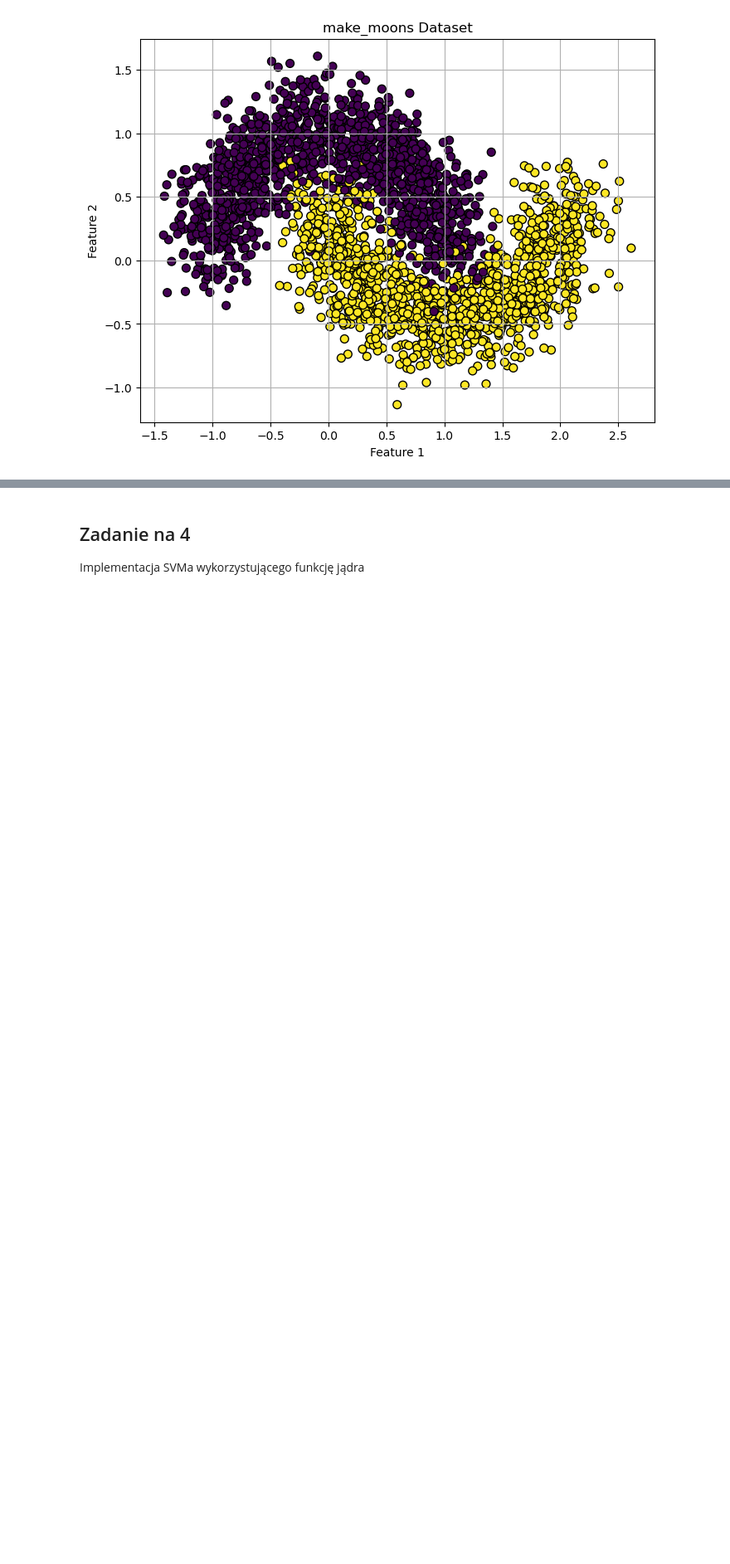
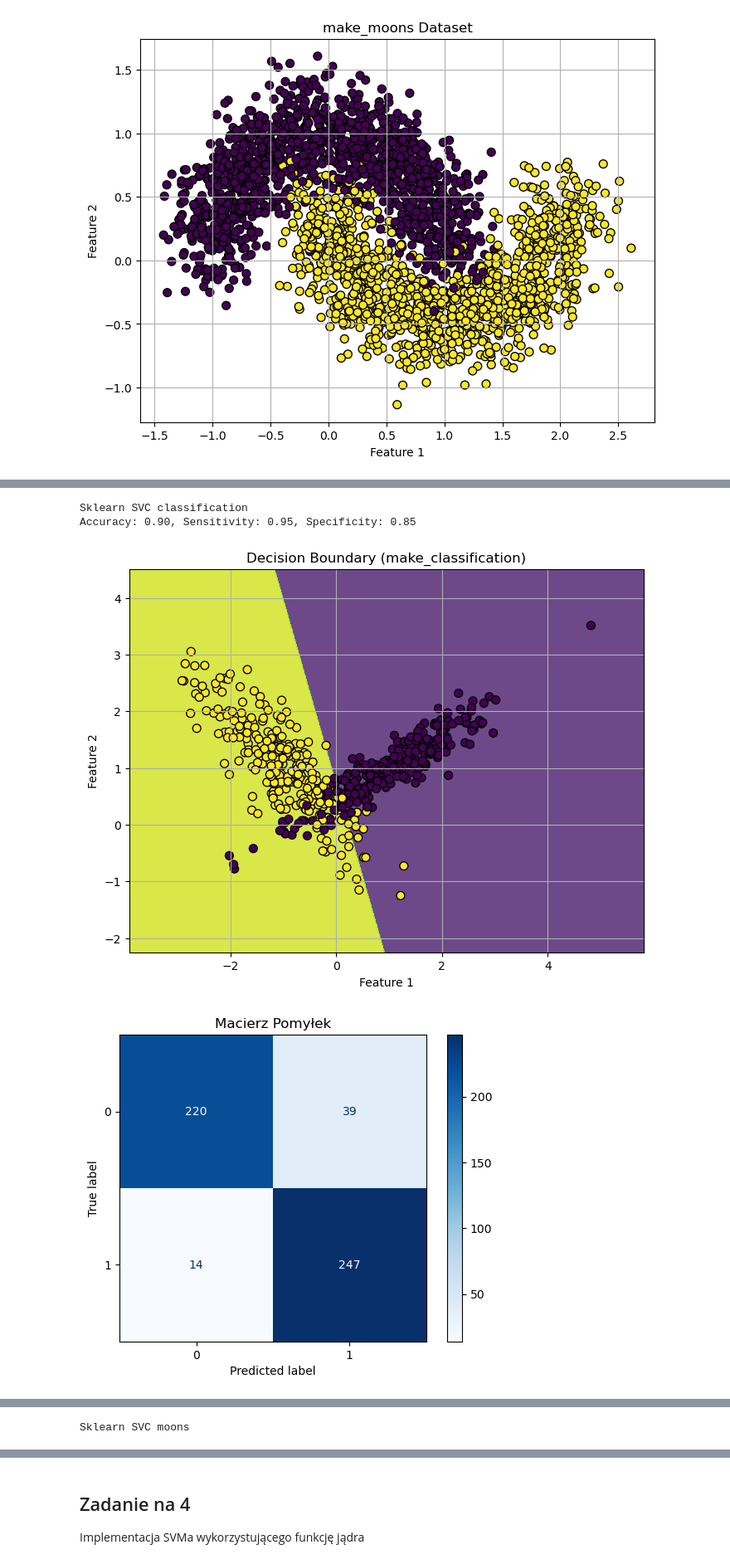
Before and after one commit to Lecrut/ai-ml_studies, a Jupyter notebook: pum/4_259199_Filip_Lecrut.ipynb, the cells around one changed output, grey strips where cells are left out. Shown at 83% size. Saved outputs shown, nothing was run; the diff lists cells and outputs as text; code cells hidden in the pictures; blank space fills up the shorter version.

```diff
--- a/pum/4_259199_Filip_Lecrut.ipynb
+++ b/pum/4_259199_Filip_Lecrut.ipynb
@@ -107,0 +112,11 @@ y_moons (2599,)
+# %%
+X_train_classification, X_test_classification, y_train_classification, y_test_classification = train_test_split(
+    X_classification, y_classification, test_size=0.2, random_state=my_index
+)
+
+X_train_moons, X_test_moons, y_train_moons, y_test_moons = train_test_split(
+    X_moons, y_moons, test_size=0.2, random_state=my_index
+)
+
+print('classification', X_train_classification.shape, y_train_classification.shape, X_test_classification.shape, y_test_classification.shape)
+print('moons', X_train_moons.shape, y_train_moons.shape, X_test_moons.shape, y_test_moons.shape)
@@ -107,0 +130,26 @@ y_moons (2599,)
+# %%
+clf_classification = SVC(kernel='linear', random_state=my_index)
+clf_classification.fit(X_train_classification, y_train_classification)
+y_clf_classification = clf_classification.predict(X_test_classification)
+
+print('Sklearn SVC classification')
+accuracy, sensitivity, specificity = calculate_metrics(y_test_classification, y_clf_classification)
+print(f"Accuracy: {accuracy:.2f}, Sensitivity: {sensitivity:.2f}, Specificity: {specificity:.2f}")
+plot_decision_boundary(clf_classification, X_test_classification, y_test_classification, title="Decision Boundary (make_classification)")
+plot_confusion_matrix(y_test_classification, y_clf_classification, labels=[0, 1])
+plot_roc_curve(y_test_classification, clf_classification.decision_function(X_test_classification))
+
+clf_moons = SVC(kernel='linear', random_state=my_index)
+clf_moons.fit(X_train_moons, y_train_moons)
+y_clf_moons = clf_moons.predict(X_test_moons)
+
+print('Sklearn SVC moons')
+accuracy, sensitivity, specificity = calculate_metrics(y_test_moons, y_clf_moons)
+plot_decision_boundary(clf_moons, X_test_moons, y_test_moons, title="Decision Boundary (make_moons)")
+plot_confusion_matrix(y_test_moons, y_clf_moons, labels=[0, 1])
+plot_roc_curve(y_test_moons, clf_moons.decision_function(X_test_moons))
+# %% [output]
+Sklearn SVC classification
+Accuracy: 0.90, Sensitivity: 0.95, Specificity: 0.85
+[figure, added]
+[figure, added]
@@ -107,0 +157 @@ y_moons (2599,)
+Sklearn SVC moons
```
Also changed, not shown: parts of 7 cells of this notebook.
